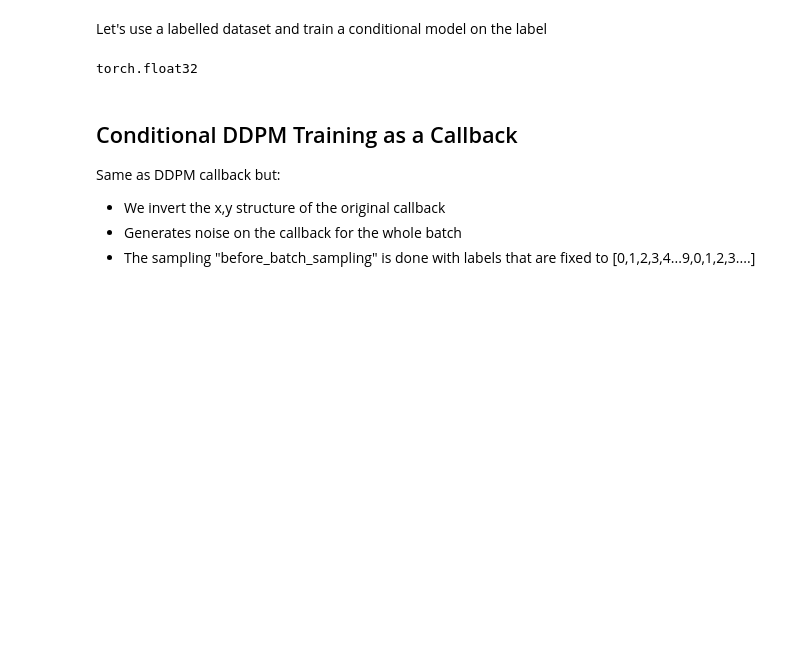
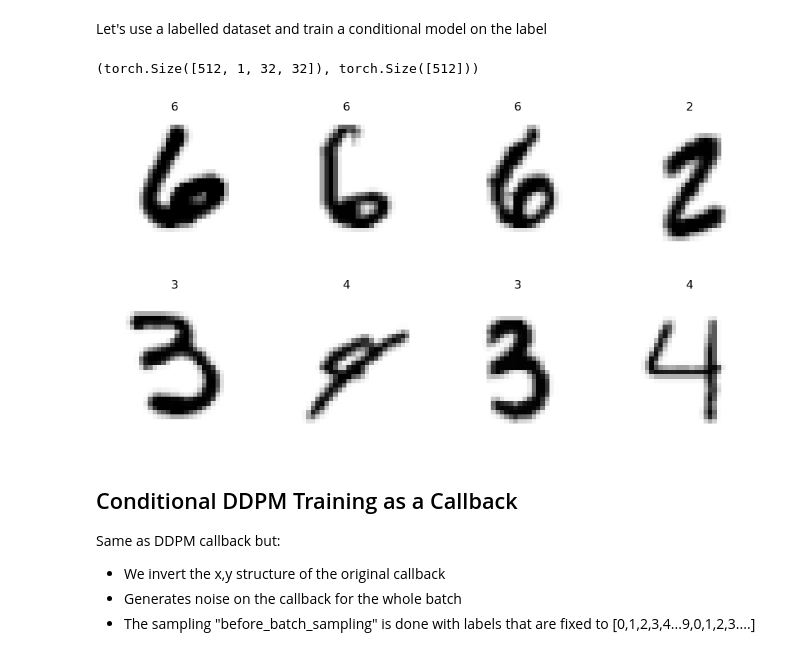
Before and after one commit to fastai/fastdiffusion, a Jupyter notebook: nbs/tcapelle/Diffusion_models_with_fastai_conditional.ipynb, the cells around one changed output. Drawn from its saved outputs; the diff is of its cells as text; code cells hidden in the pictures; blank space fills up the shorter version.

```diff
--- a/nbs/tcapelle/Diffusion_models_with_fastai_conditional.ipynb
+++ b/nbs/tcapelle/Diffusion_models_with_fastai_conditional.ipynb
@@ -44,21 +38,21 @@ xb, yb = dls.one_batch()
-# %%
-xb.dtype
-# %% [output]
-torch.float32
 # %%
-# dblock = DataBlock(blocks = (ImageBlock(cls=PILImageBW), CategoryBlock()),
-#                    get_items = get_image_files,
-#                    get_y = lambda p: p.parent.name,
-#                    splitter = IndexSplitter(range(bs)),
-#                    item_tfms=Resize(size),
-#                    batch_tfms = Normalize.from_stats(torch.tensor([0.5]), torch.tensor([0.5])))
+dblock = DataBlock(blocks = (ImageBlock(cls=PILImageBW), CategoryBlock()),
+                   get_items = get_image_files,
+                   get_y = lambda p: p.parent.name,
+                   splitter = IndexSplitter(range(bs)),
+                   item_tfms=Resize(size),
+                   batch_tfms = Normalize.from_stats(torch.tensor([0.5]), torch.tensor([0.5])))
 
-# dls = dblock.dataloaders(path, path=path, bs=bs)
+dls = dblock.dataloaders(path, path=path, bs=bs)
 
-# xb, yb = next(iter(dls.train))
-# xb.shape, yb.shape
-
-# dls.show_batch(max_n=8)
+xb, yb = next(iter(dls.train))
+xb.shape, yb.shape
+# %% [output]
+(torch.Size([512, 1, 32, 32]), torch.Size([512]))
+# %%
+dls.show_batch(max_n=8)
+# %% [output]
+[figure, added]
 # %% [markdown]
 ## Conditional DDPM Training as a Callback
 
```
Also changed, not shown: parts of 12 cells of this notebook.
